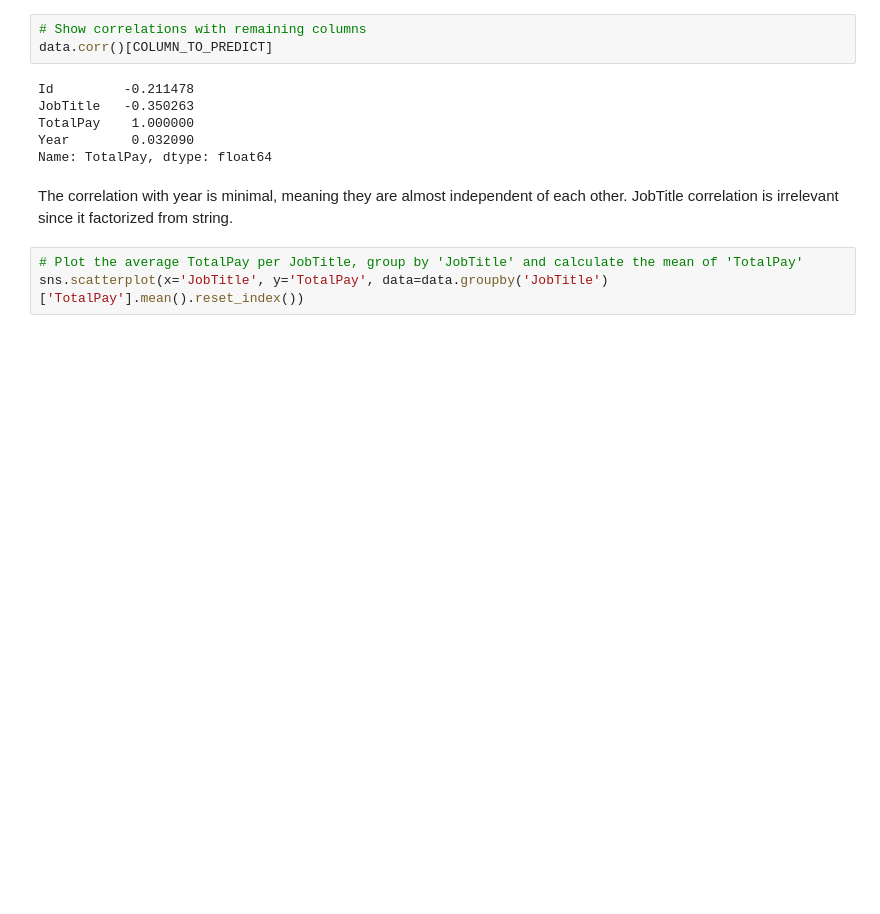
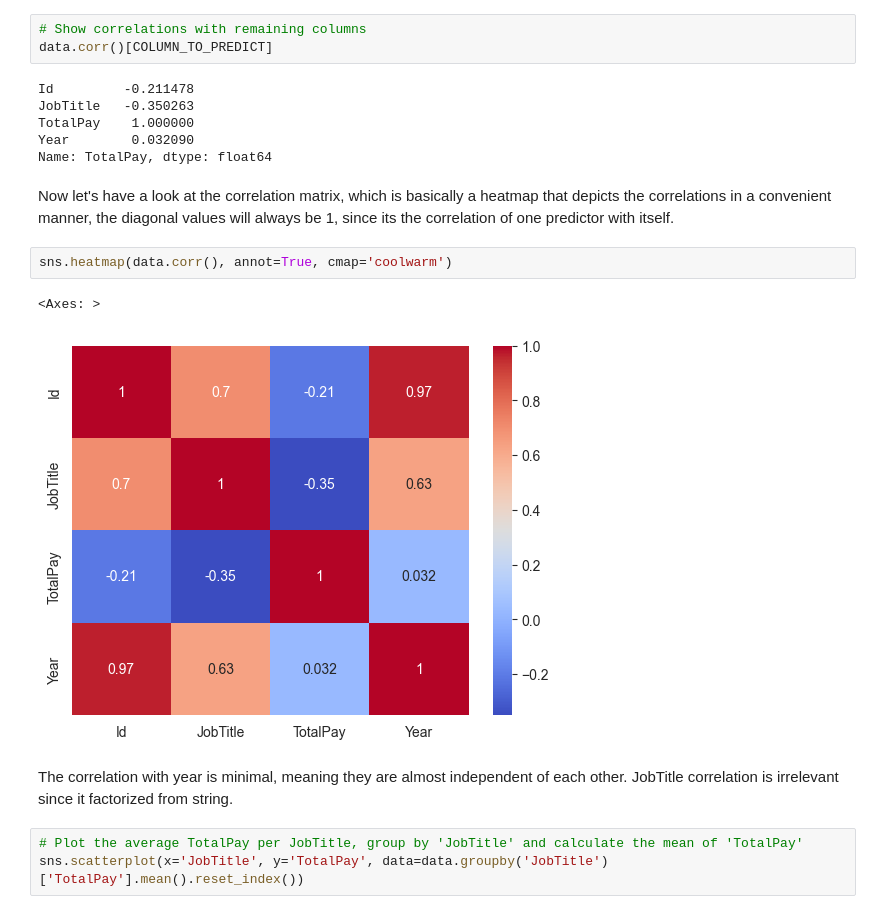
Before and after one commit to Warek-Labs/fia-labs, a Jupyter notebook: main.ipynb, the cells around one changed output. Drawn from its saved outputs; the diff is of its cells as text; blank space fills up the shorter version.

```diff
--- a/main.ipynb
+++ b/main.ipynb
@@ -180,6 +180,13 @@ JobTitle   -0.350263
 TotalPay    1.000000
 Year        0.032090
 Name: TotalPay, dtype: float64
+# %% [markdown]
+Now let's have a look at the correlation matrix, which is basically a heatmap that depicts the correlations in a convenient manner, the diagonal values will always be 1, since its the correlation of one predictor with itself.
+# %%
+sns.heatmap(data.corr(), annot=True, cmap='coolwarm')
+# %% [output]
+<Axes: >
+[figure, added]
 # %% [markdown]
 The correlation with year is minimal, meaning they are almost independent of each other. JobTitle correlation is irrelevant since it factorized from string.
 # %%
```
Also changed, not shown: parts of 12 cells of this notebook, 1 other file.
